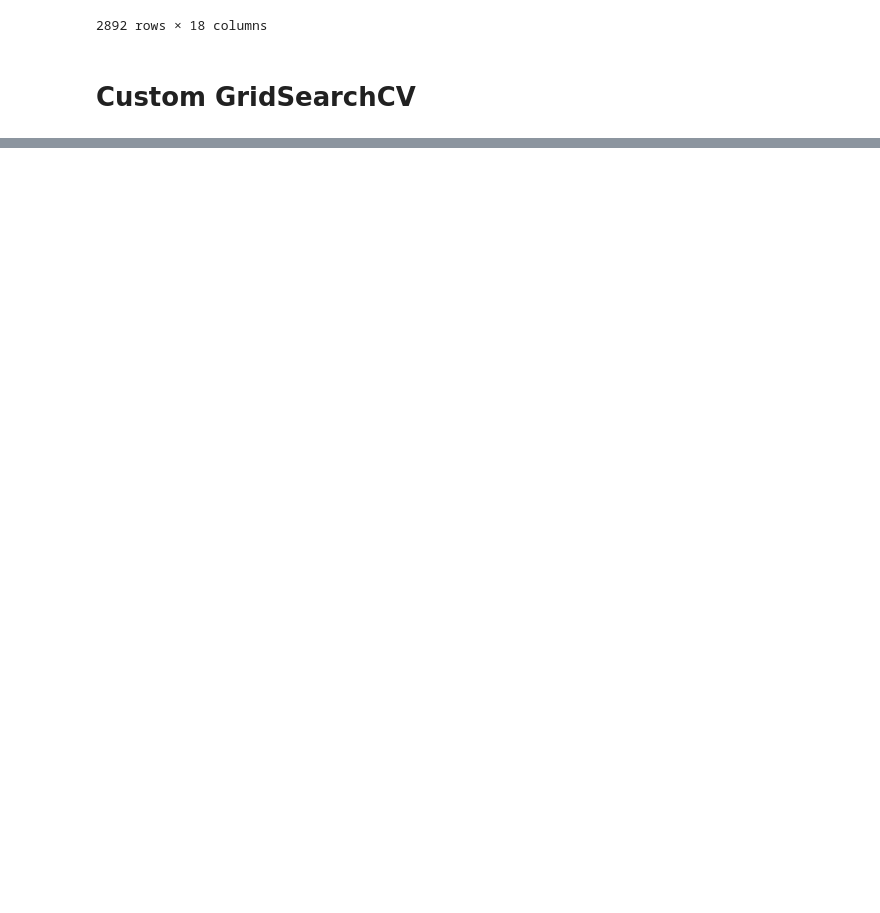
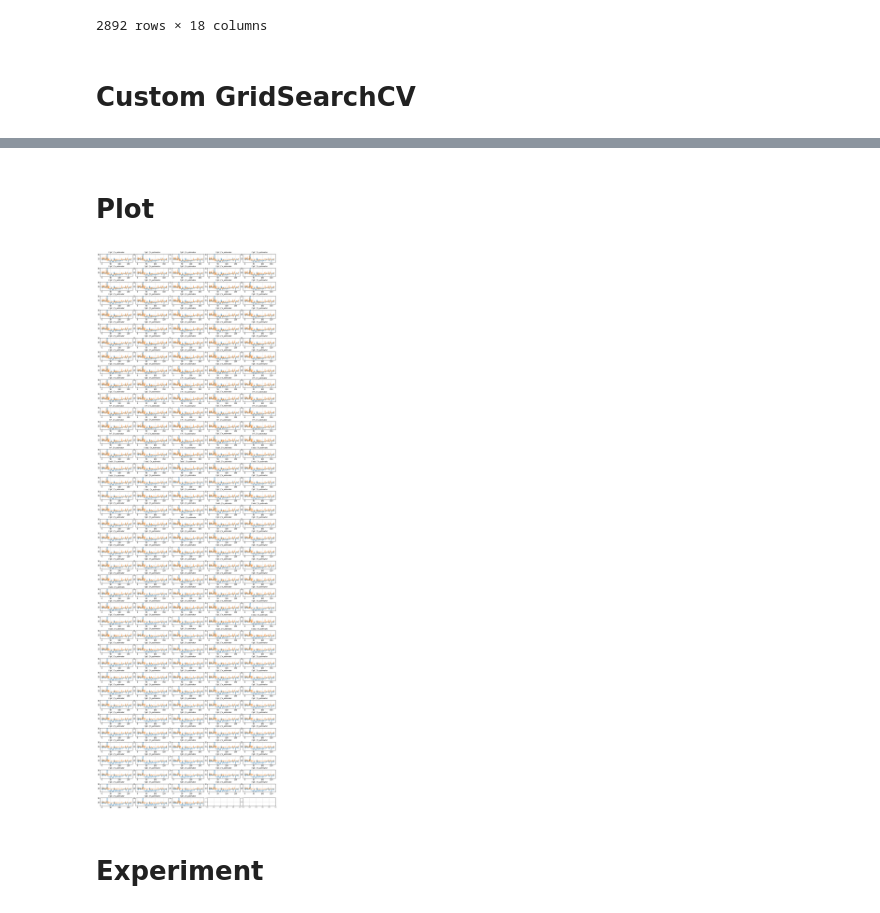
Before and after one commit to g21589/MyNote, a Jupyter notebook: ipyViz/UltraPipline.ipynb, the cells around one changed output, grey strips where cells are left out. Drawn from its saved outputs; the diff is of its cells as text; code cells hidden in the pictures; blank space fills up the shorter version.

```diff
--- a/ipyViz/UltraPipline.ipynb
+++ b/ipyViz/UltraPipline.ipynb
@@ -444,7 +447,7 @@ from sklearn.metrics.scorer import check_scoring
 def my_fit_and_score(estimator, X, y, scorer, train, test, verbose,
                    parameters, fit_params, return_train_score=False,
                    return_parameters=False, return_n_test_samples=False,
-                   return_times=False, return_estimator=False,
+                   return_times=False, return_estimator=False, return_y=False,
                    error_score='raise-deprecating'):
     """Fit estimator and compute scores for a given dataset split.
     Parameters
@@ -585,6 +588,9 @@ def my_fit_and_score(estimator, X, y, scorer, train, test, verbose,
             train_scores = _score(estimator, X_train, y_train, scorer,
                                   is_multimetric)
 
+        if return_y:
+            y_pred = estimator.predict(X_test)
+
     if verbose > 2:
         if is_multimetric:
             for scorer_name, score in test_scores.items():
@@ -606,5 +612,8 @@ def my_fit_and_score(estimator, X, y, scorer, train, test, verbose,
         ret.append(parameters)
     if return_estimator:
         ret.append(estimator)
+    if return_y:
+        ret.append(np.array(y_test))
+        ret.append(y_pred)
     return ret
 # %%
@@ -868,6 +890,3 @@ class MyGridSearchCV(GridSearchCV):
                         results.add_warning(key, message, FutureWarning)
 
         return results
-# %%
-grid = MyGridSearchCV(pipe, params, scoring='neg_mean_squared_error', verbose=2, n_jobs=-1, return_train_score=True)
-grid.fit(X, y)
@@ -890,0 +958,2 @@ MyGridSearchCV(cv=None, error_score='raise-deprecating',
+# %%
+result_df = pd.DataFrame(grid.cv_results_).sort_values('mean_test_R2', ascending=False)
@@ -890,0 +981,36 @@ MyGridSearchCV(cv=None, error_score='raise-deprecating',
+# %% [markdown]
+# Plot
+# %%
+result_size = len(result_df)
+ncols = 5
+nrows = int(math.ceil(result_size / float(ncols)))
+
+fig, axs = plt.subplots(nrows=nrows, ncols=ncols, figsize=(12, nrows*1.25))
+
+fig.subplots_adjust(left=0.0, right=1.0, hspace=0.65, wspace=0.1)
+
+for ax, (idx, row) in zip(axs.flat[:result_size], result_df.iterrows()):
+
+    y1 = row['split2_y_test']
+    y2 = row['split2_y_pred']
+    x = np.array(range(len(y2)))
+
+    ax.plot(x, y1, linewidth=1)
+    ax.plot(x, y2, linewidth=1)
+
+    ax.grid()
+    ax.tick_params(direction='in', labelsize=8, length=2, width=1, pad=3, grid_alpha=0.5)
+
+    ax.set_title(str(row['param_regressor__selected_model'])[0:20], fontsize=8)
+
+# For rest ax
+for ax in axs.flat[result_size:]:
+    ax.grid()
+    ax.tick_params(direction='in', labelsize=6, length=2, width=1, pad=3, grid_alpha=0.5)
+
+#plt.tight_layout()
+plt.show()
+# %% [output]
+[figure, added]
+# %% [markdown]
+# Experiment
```
Also changed, not shown: parts of 9 cells of this notebook.
